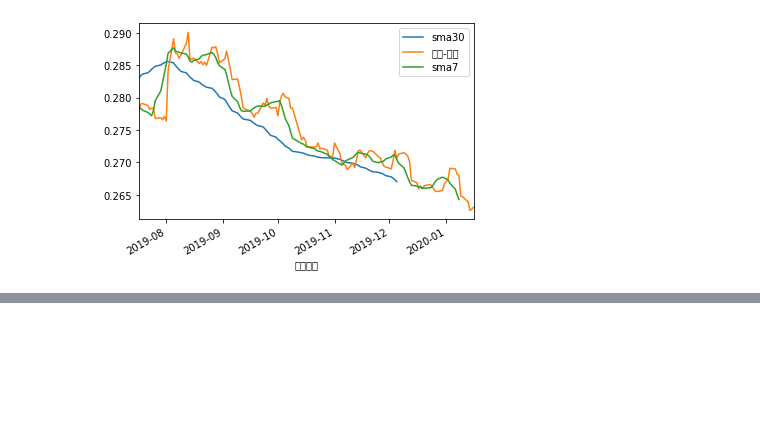
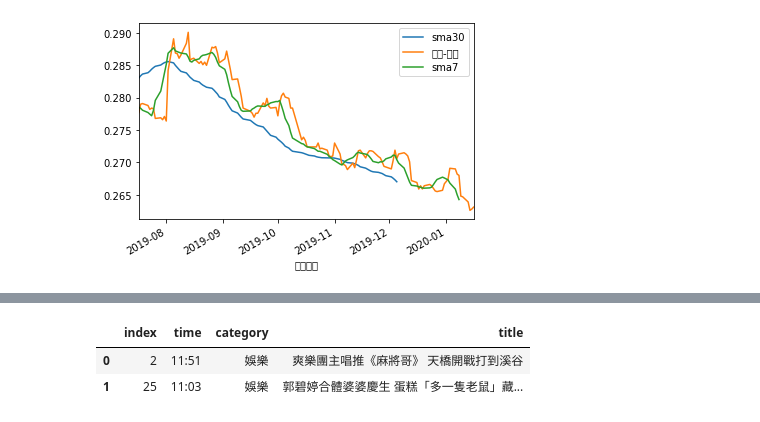
Before and after one commit to ywchiu/hp_dsai, a Jupyter notebook: Demo20200116.ipynb, the cells around one changed output, grey strips where cells are left out. Drawn from its saved outputs; the diff is of its cells as text; code cells hidden in the pictures; blank space fills up the shorter version.

```diff
--- a/Demo20200116.ipynb
+++ b/Demo20200116.ipynb
@@ -24,0 +38,6 @@ df[['sma30','現金-買入', 'sma7']].plot()
+# %%
+for rec in soup.select('.rtddt a'):
+  dt = rec.select_one('time').text
+  h2 = rec.select_one('h2').text
+  h1 = rec.select_one('h1').text
+  print(dt, h2, h1)
@@ -24,0 +62,10 @@ df[['sma30','現金-買入', 'sma7']].plot()
+# %%
+ary = []
+for rec in soup.select('.rtddt a'):
+  dt = rec.select_one('time').text
+  h2 = rec.select_one('h2').text
+  h1 = rec.select_one('h1').text
+  ary.append({'time':dt, 'category':h2, 'title':h1})
+# %%
+import pandas
+df = pandas.DataFrame(ary)
@@ -24,0 +92,12 @@ df[['sma30','現金-買入', 'sma7']].plot()
+# %%
+import sqlite3 as lite
+with lite.connect('test.sqlite') as con:
+  df.to_sql('news', con = con )
+# %%
+with lite.connect('test.sqlite') as con:
+  df2 = pandas.read_sql_query("select * from news where category = '娛樂'", con = con )
+df2
+# %% [output]
+|  | index | time | category | title |
+| 0 | 2 | 11:51 | 娛樂 | 爽樂團主唱推《麻將哥》 天橋開戰打到溪谷 |
+| 1 | 25 | 11:03 | 娛樂 | 郭碧婷合體婆婆慶生 蛋糕「多一隻老鼠」藏... |
```
Also changed, not shown: parts of 6 cells of this notebook.
